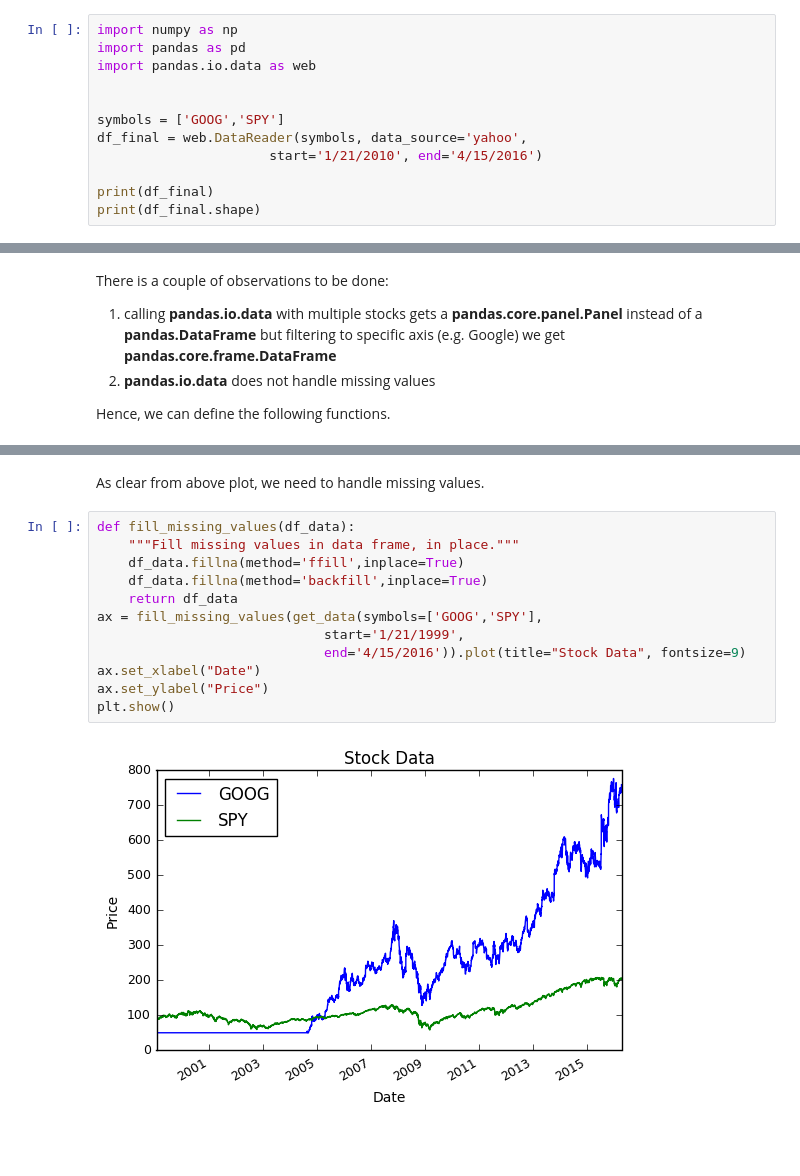
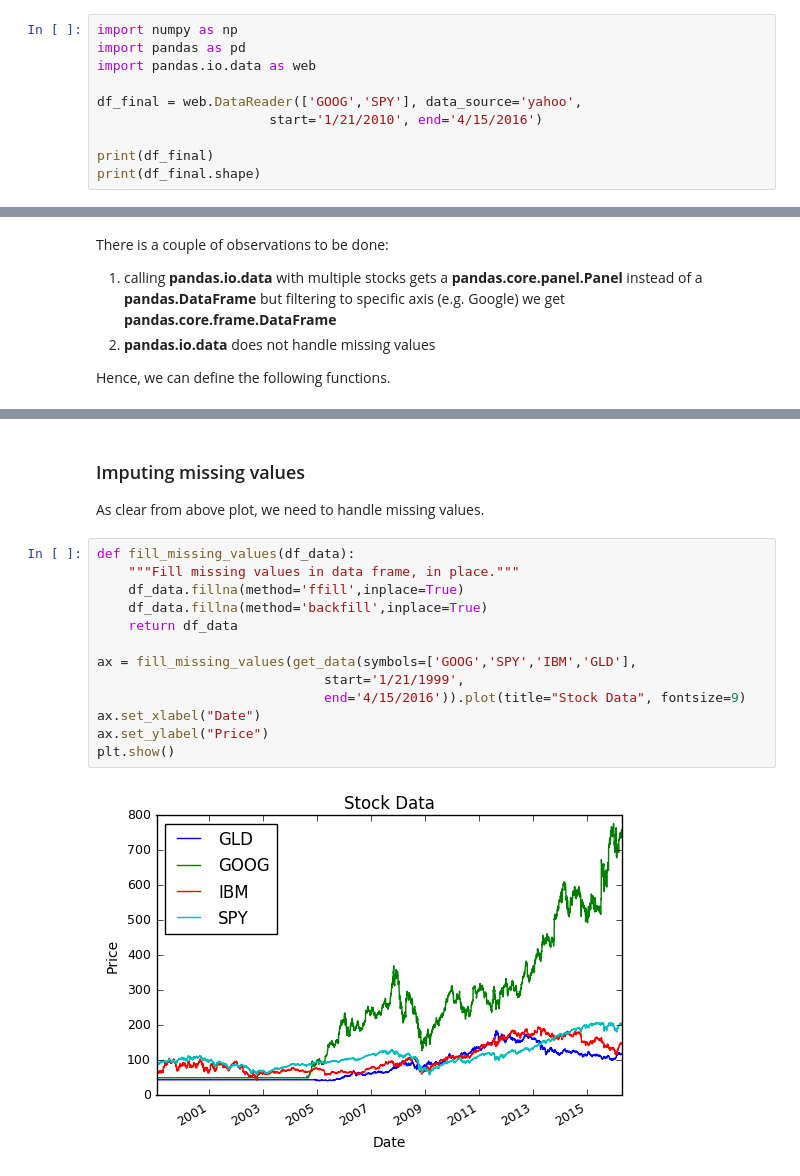
Before and after one commit to gtesei/python-for-finance-notes, a Jupyter notebook: basic_notes/warming_up.ipynb, the cells around one changed output, grey strips where cells are left out. Saved outputs shown, nothing was run; the diff lists cells and outputs as text; blank space fills up the shorter version.

```diff
--- a/basic_notes/warming_up.ipynb
+++ b/basic_notes/warming_up.ipynb
@@ -106,9 +108,7 @@ import numpy as np
 import pandas as pd
 import pandas.io.data as web
 
-
-symbols = ['GOOG','SPY']
-df_final = web.DataReader(symbols, data_source='yahoo',
+df_final = web.DataReader(['GOOG','SPY'], data_source='yahoo',
                       start='1/21/2010', end='4/15/2016')
 
 print(df_final)
@@ -210,16 +223,18 @@ plt.show()
 # %% [markdown]
+### Imputing missing values
 As clear from above plot, we need to handle missing values.
 # %%
 def fill_missing_values(df_data):
     """Fill missing values in data frame, in place."""
     df_data.fillna(method='ffill',inplace=True)
     df_data.fillna(method='backfill',inplace=True)
     return df_data
-ax = fill_missing_values(get_data(symbols=['GOOG','SPY'],
+
+ax = fill_missing_values(get_data(symbols=['GOOG','SPY','IBM','GLD'],
                              start='1/21/1999',
                              end='4/15/2016')).plot(title="Stock Data", fontsize=9)
 ax.set_xlabel("Date")
 ax.set_ylabel("Price")
 plt.show()
 # %% [output]
-[figure, old version]
+[figure, new version]
```
Also changed, not shown: parts of 18 cells of this notebook.
